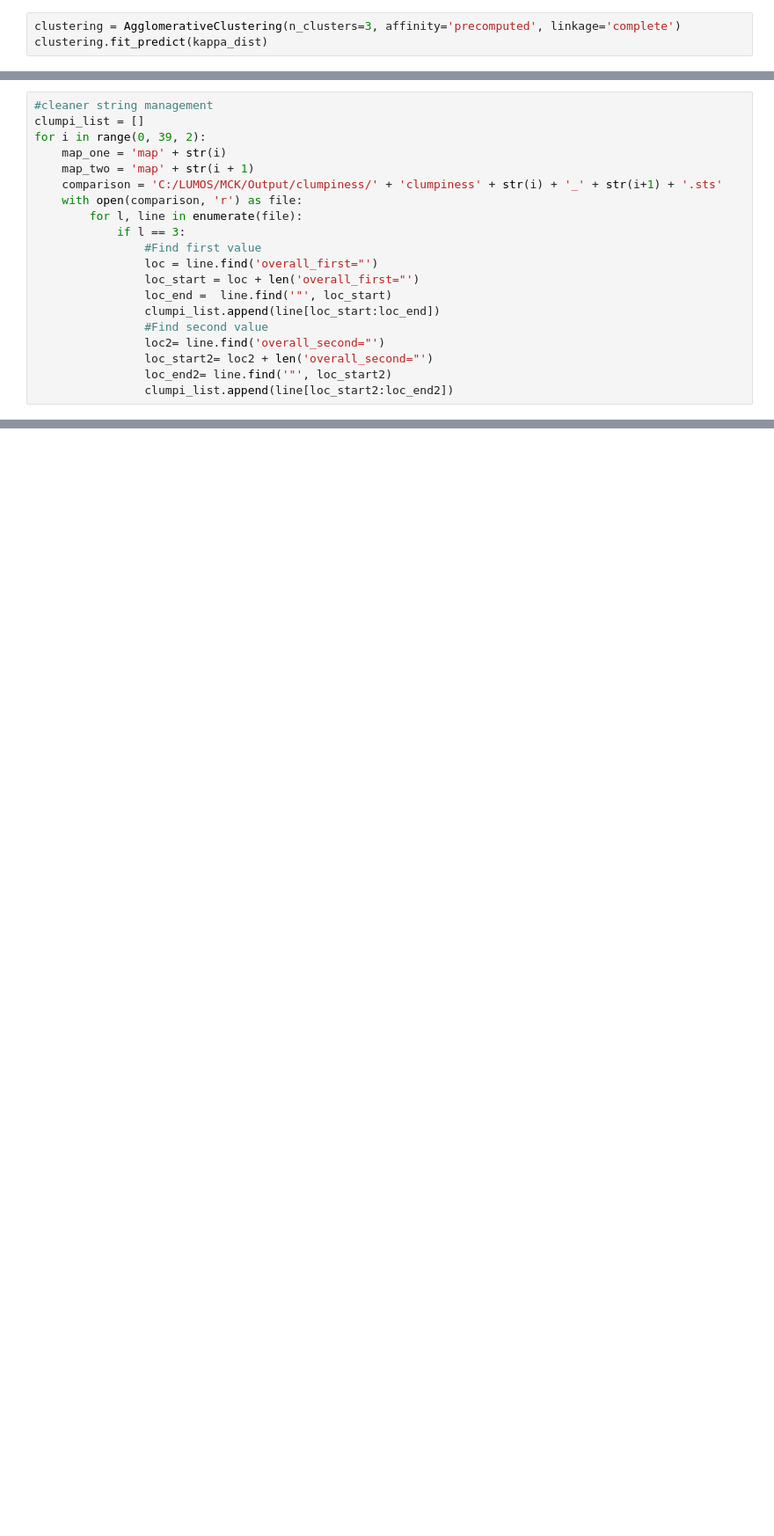
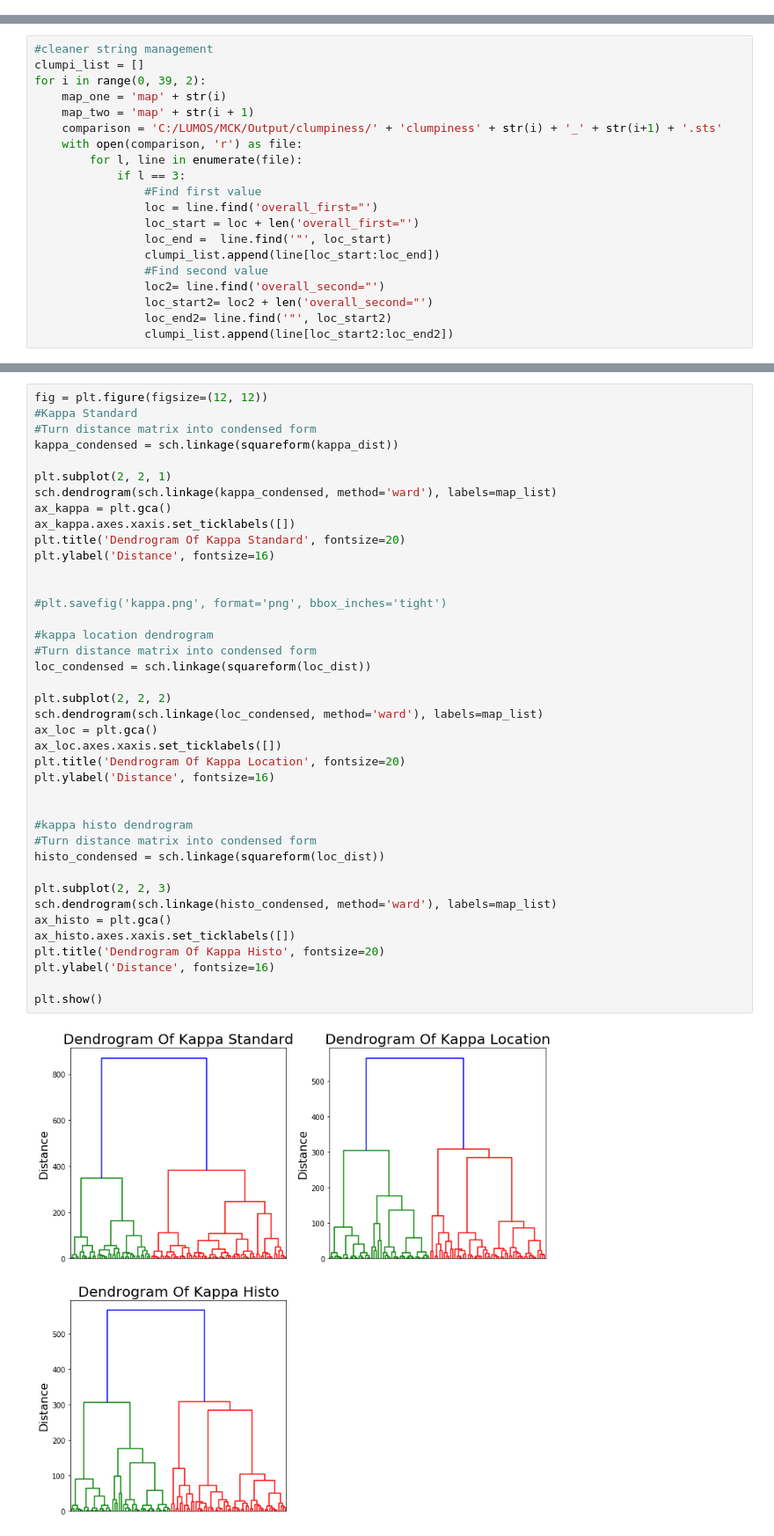
Before and after one commit to OQuispel/metric_clustering, a Jupyter notebook: cmdprompt_mck.ipynb, the cells around one changed output, grey strips where cells are left out. Shown at 88% size. Drawn from its saved outputs; the diff is of its cells as text; blank space fills up the shorter version.

```diff
--- a/cmdprompt_mck.ipynb
+++ b/cmdprompt_mck.ipynb
@@ -138,3 +149,0 @@ _ = sch.dendrogram(sch.linkage(kappa_dist, method='ward'))
-# %%
-clustering = AgglomerativeClustering(n_clusters=3, affinity='precomputed', linkage='complete')
-clustering.fit_predict(kappa_dist)
@@ -378,0 +380,42 @@ df_clumpiness.head(25)
+# %%
+fig = plt.figure(figsize=(12, 12))
+#Kappa Standard
+#Turn distance matrix into condensed form
+kappa_condensed = sch.linkage(squareform(kappa_dist))
+
+plt.subplot(2, 2, 1)
+sch.dendrogram(sch.linkage(kappa_condensed, method='ward'), labels=map_list)
+ax_kappa = plt.gca()
+ax_kappa.axes.xaxis.set_ticklabels([])
+plt.title('Dendrogram Of Kappa Standard', fontsize=20)
+plt.ylabel('Distance', fontsize=16)
+
+
+#plt.savefig('kappa.png', format='png', bbox_inches='tight')
+
+#kappa location dendrogram
+#Turn distance matrix into condensed form
+loc_condensed = sch.linkage(squareform(loc_dist))
+
+plt.subplot(2, 2, 2)
+sch.dendrogram(sch.linkage(loc_condensed, method='ward'), labels=map_list)
+ax_loc = plt.gca()
+ax_loc.axes.xaxis.set_ticklabels([])
+plt.title('Dendrogram Of Kappa Location', fontsize=20)
+plt.ylabel('Distance', fontsize=16)
+
+
+#kappa histo dendrogram
+#Turn distance matrix into condensed form
+histo_condensed = sch.linkage(squareform(loc_dist))
+
+plt.subplot(2, 2, 3)
+sch.dendrogram(sch.linkage(histo_condensed, method='ward'), labels=map_list)
+ax_histo = plt.gca()
+ax_histo.axes.xaxis.set_ticklabels([])
+plt.title('Dendrogram Of Kappa Histo', fontsize=20)
+plt.ylabel('Distance', fontsize=16)
+
+plt.show()
+# %% [output]
+[figure, added]
```
Also changed, not shown: parts of 44 cells of this notebook.
